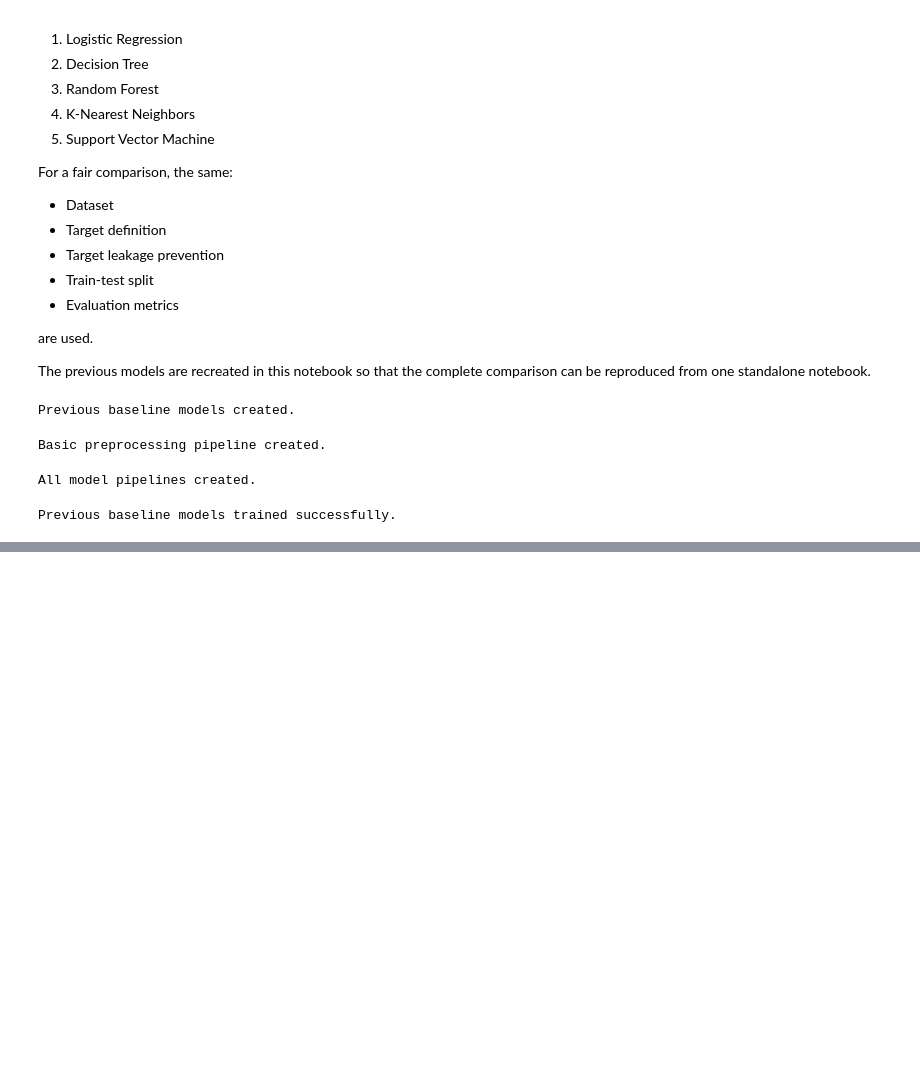
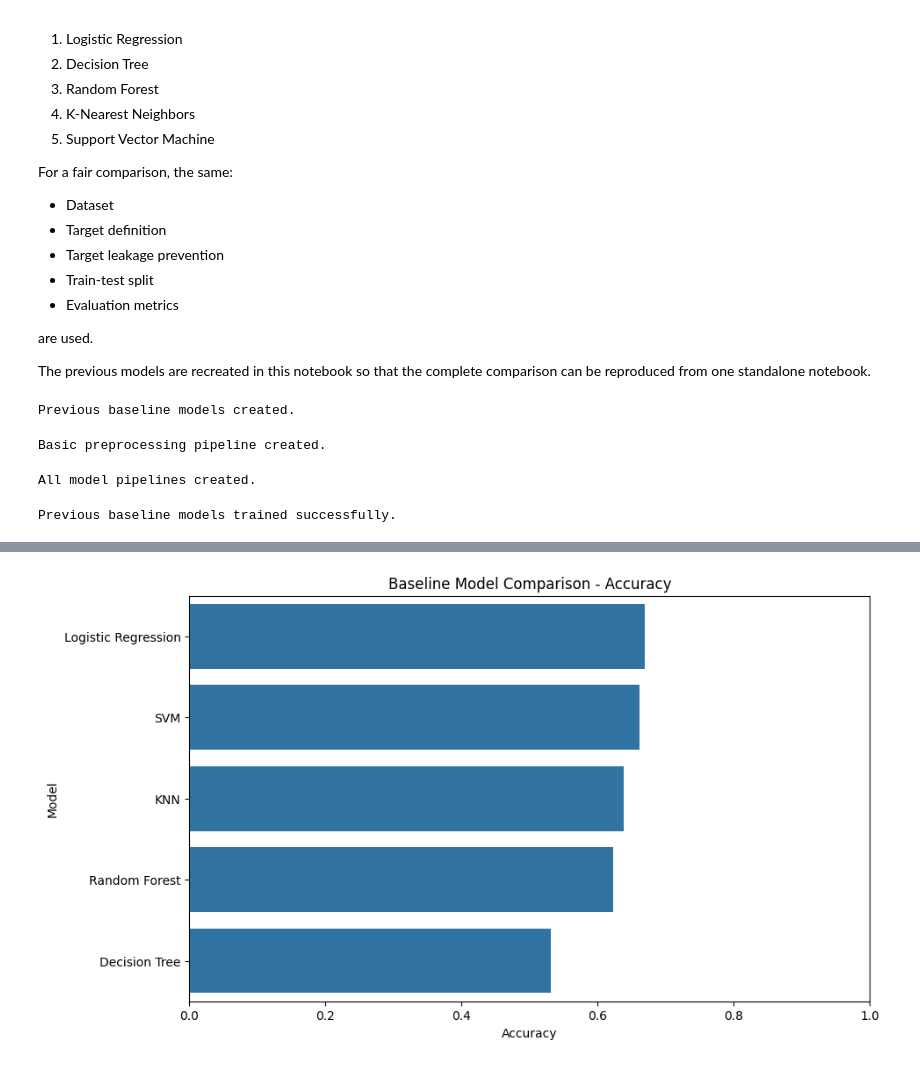
Before and after one commit to lightcode01-oss/IYB_INTERNSHIP, a Jupyter notebook: Day_12_SVM_Classification_Model.ipynb, the cells around one changed output, grey strips where cells are left out. Cells and saved outputs as stored; diff of their text form; code cells hidden in the pictures; blank space fills up the shorter version.

```diff
--- a/Day_12_SVM_Classification_Model.ipynb
+++ b/Day_12_SVM_Classification_Model.ipynb
@@ -1055,0 +1199,24 @@ Previous baseline models trained successfully.
+# %%
+# Plot accuracy comparison
+
+accuracy_ranking = model_comparison.sort_values(
+    by="Accuracy",
+    ascending=False
+)
+
+plt.figure(figsize=(10, 6))
+
+sns.barplot(
+    data=accuracy_ranking,
+    x="Accuracy",
+    y="Model"
+)
+
+plt.xlim(0, 1)
+plt.title("Baseline Model Comparison - Accuracy")
+plt.xlabel("Accuracy")
+plt.ylabel("Model")
+
+plt.show()
+# %% [output]
+[figure, added]
```
Also changed, not shown: parts of 13 cells of this notebook.
